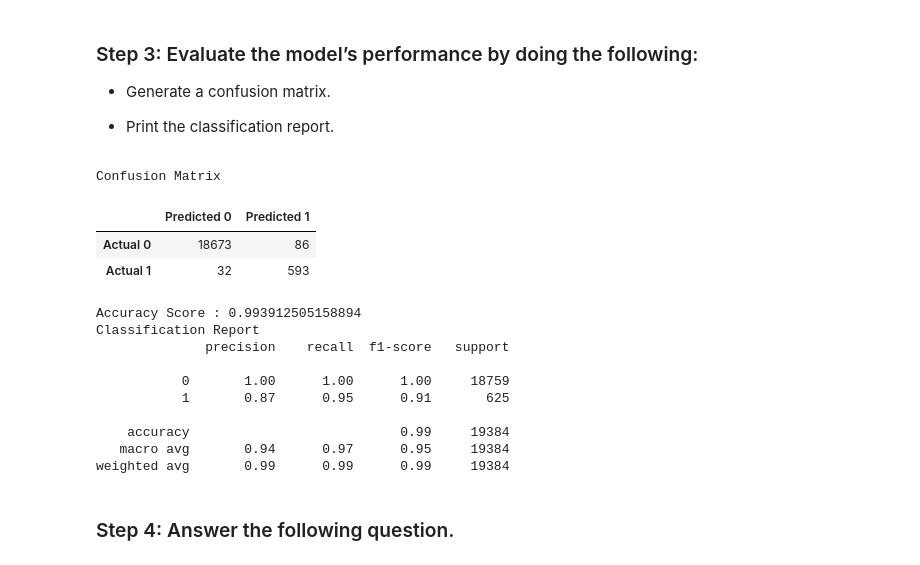
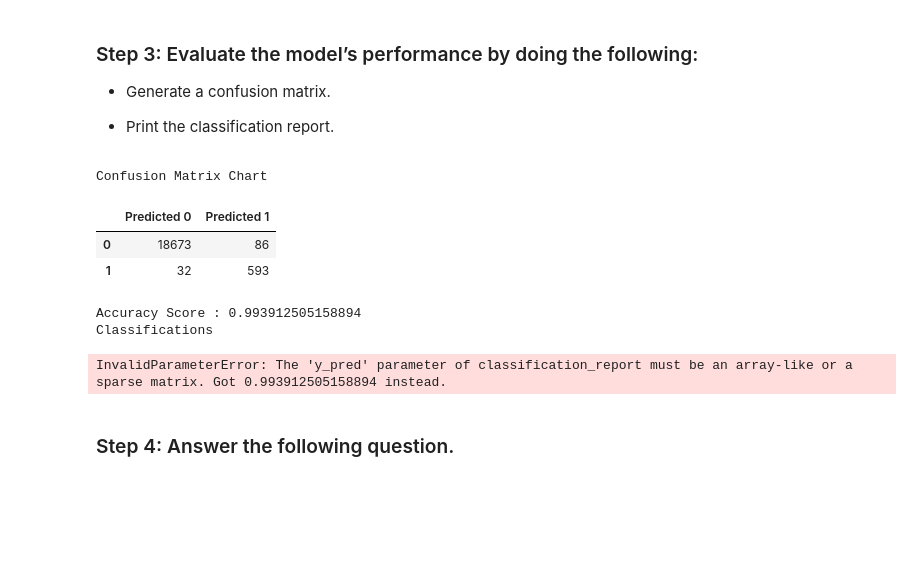
Before and after one commit to bseri0/credit-risk-classification, a Jupyter notebook: credit_risk_classification.ipynb, the cells around one changed output. Drawn from its saved outputs; the diff is of its cells as text; code cells hidden in the pictures; blank space fills up the shorter version.

```diff
--- a/credit_risk_classification.ipynb
+++ b/credit_risk_classification.ipynb
@@ -77,0 +55,8 @@ LogisticRegression(max_iter=200, random_state=1)
+# %%
+# Import the train_test_learn module
+from sklearn.model_selection import train_test_split
+
+# Split the data using train_test_split
+# Assign a random_state of 1 to the function
+X_train,X_test,y_train,y_test= train_test_split(x,y,random_state=1,stratify=y)
+X_train.shape
@@ -87,7 +74,8 @@ from sklearn.linear_model import LogisticRegression
 
 # Instantiate the Logistic Regression model
 # Assign a random_state parameter of 1 to the model
-# YOUR CODE HERE!
+Logistic_regr = LogisticRegression(solver='lbfgs',max_iter=200,random_state=1)
 
 # Fit the model using training data
-# YOUR CODE HERE!
+Logistic_regr.fit(X_train,y_train)
+Logistic_regr
@@ -95,8 +85,8 @@ from sklearn.linear_model import LogisticRegression
 ### Step 2: Save the predictions on the testing data labels by using the testing feature data (`X_test`) and the fitted model.
 # %%
 # Make a prediction using the testing data
-predictions = log_regr.predict(X_test)
-prediction_df = pd.DataFrame({"Prediction": predictions, "Actual": y_test}).reset_index(drop=True)
+prediction = Logistic_regr.predict(X_test)
+prediction_df = pd.DataFrame({"Prediction": prediction, "Actual": y_test}).reset_index(drop=True)
 prediction_df.head()
 # %% [output]
 |  | Prediction | Actual |
@@ -116,32 +106,25 @@ from sklearn.metrics import confusion_matrix, accuracy_score
 import pandas as pd
 # %%
 # Generate a confusion matrix for the model
-cm = confusion_matrix(y_test, predictions)
-cm_df = pd.DataFrame(cm, index= ["Actual 0", "Actual 1"], columns=["Predicted 0", "Predicted 1"])
-acc_score = accuracy_score(y_test, predictions)
+conf_mat = confusion_matrix(y_test, prediction)
+conf_mat_df = pd.DataFrame(conf_mat, index= [" 0 ", " 1 "], columns=["Predicted 0", "Predicted 1"])
+accuracy_score = accuracy_score(y_test, prediction)
 # %%
 # Print the classification report for the model
 # Displaying results
-print("Confusion Matrix")
-display(cm_df)
-print(f"Accuracy Score : {acc_score}")
-print("Classification Report")
-print(classification_report(y_test, predictions))
+print("Confusion Matrix Chart")
+display(conf_mat_df)
+print(f"Accuracy Score : {accuracy_score}")
+print("Classifications")
+print(classification_report(y_test, accuracy_score))
 # %% [output]
-Confusion Matrix
+Confusion Matrix Chart
 |  | Predicted 0 | Predicted 1 |
-| Actual 0 | 18673 | 86 |
-| Actual 1 | 32 | 593 |
+| 0 | 18673 | 86 |
+| 1 | 32 | 593 |
 Accuracy Score : 0.993912505158894
-Classification Report
-              precision    recall  f1-score   support
-
-           0       1.00      1.00      1.00     18759
-           1       0.87      0.95      0.91       625
-
-    accuracy                           0.99     19384
-   macro avg       0.94      0.97      0.95     19384
-weighted avg       0.99      0.99      0.99     19384
+Classifications
+InvalidParameterError: The 'y_pred' parameter of classification_report must be an array-like or a sparse matrix. Got 0.993912505158894 instead.
 # %% [markdown]
 ### Step 4: Answer the following question.
 # %% [markdown]
```
Also changed, not shown: parts of 7 cells of this notebook.
